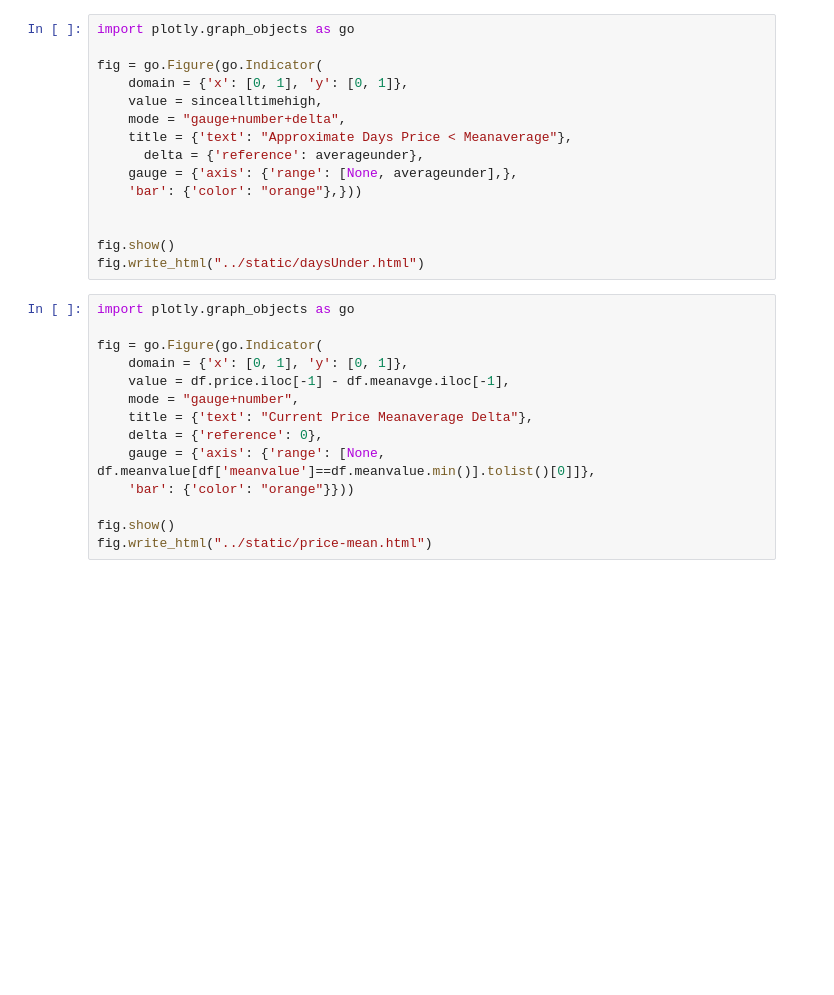
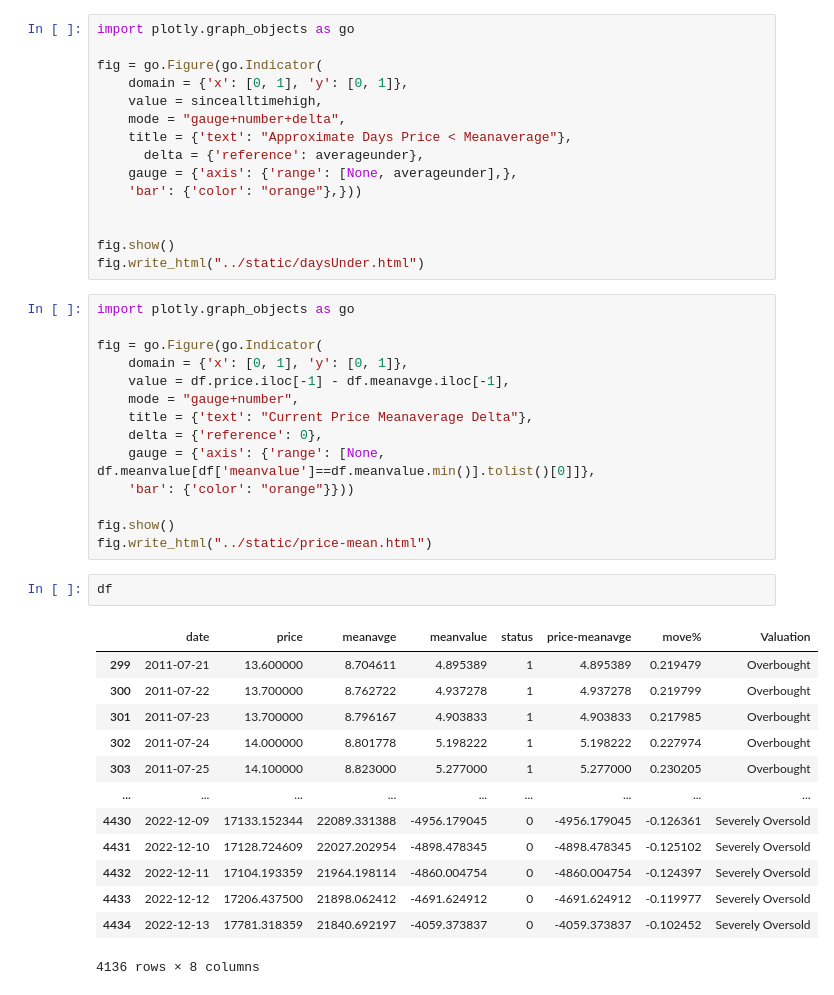
Before and after one commit to guevarch/BitcoinBuyZones, a Jupyter notebook: Final/BTC IND.ipynb, the cells around one changed output. Saved outputs shown, nothing was run; the diff lists cells and outputs as text; blank space fills up the shorter version.

```diff
--- a/Final/BTC IND.ipynb
+++ b/Final/BTC IND.ipynb
@@ -99,3 +99,19 @@ fig = go.Figure(go.Indicator(
 
 fig.show()
 fig.write_html("../static/price-mean.html")
+# %%
+df
+# %% [output]
+|  | date | price | meanavge | meanvalue | status | price-meanavge | move% | Valuation |
+| 299 | 2011-07-21 | 13.600000 | 8.704611 | 4.895389 | 1 | 4.895389 | 0.219479 | Overbought |
+| 300 | 2011-07-22 | 13.700000 | 8.762722 | 4.937278 | 1 | 4.937278 | 0.219799 | Overbought |
+| 301 | 2011-07-23 | 13.700000 | 8.796167 | 4.903833 | 1 | 4.903833 | 0.217985 | Overbought |
+| 302 | 2011-07-24 | 14.000000 | 8.801778 | 5.198222 | 1 | 5.198222 | 0.227974 | Overbought |
+| 303 | 2011-07-25 | 14.100000 | 8.823000 | 5.277000 | 1 | 5.277000 | 0.230205 | Overbought |
+| ... | ... | ... | ... | ... | ... | ... | ... | ... |
+| 4430 | 2022-12-09 | 17133.152344 | 22089.331388 | -4956.179045 | 0 | -4956.179045 | -0.126361 | Severely Oversold |
+| 4431 | 2022-12-10 | 17128.724609 | 22027.202954 | -4898.478345 | 0 | -4898.478345 | -0.125102 | Severely Oversold |
+| 4432 | 2022-12-11 | 17104.193359 | 21964.198114 | -4860.004754 | 0 | -4860.004754 | -0.124397 | Severely Oversold |
+| 4433 | 2022-12-12 | 17206.437500 | 21898.062412 | -4691.624912 | 0 | -4691.624912 | -0.119977 | Severely Oversold |
+| 4434 | 2022-12-13 | 17781.318359 | 21840.692197 | -4059.373837 | 0 | -4059.373837 | -0.102452 | Severely Oversold |
+4136 rows × 8 columns
```
Also changed, not shown: 8 other files.
